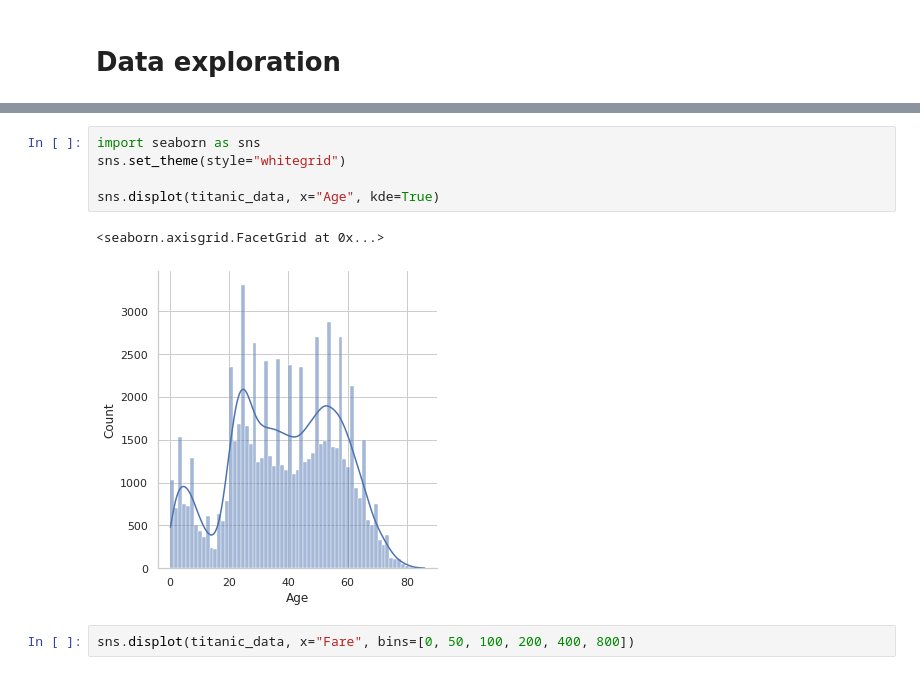
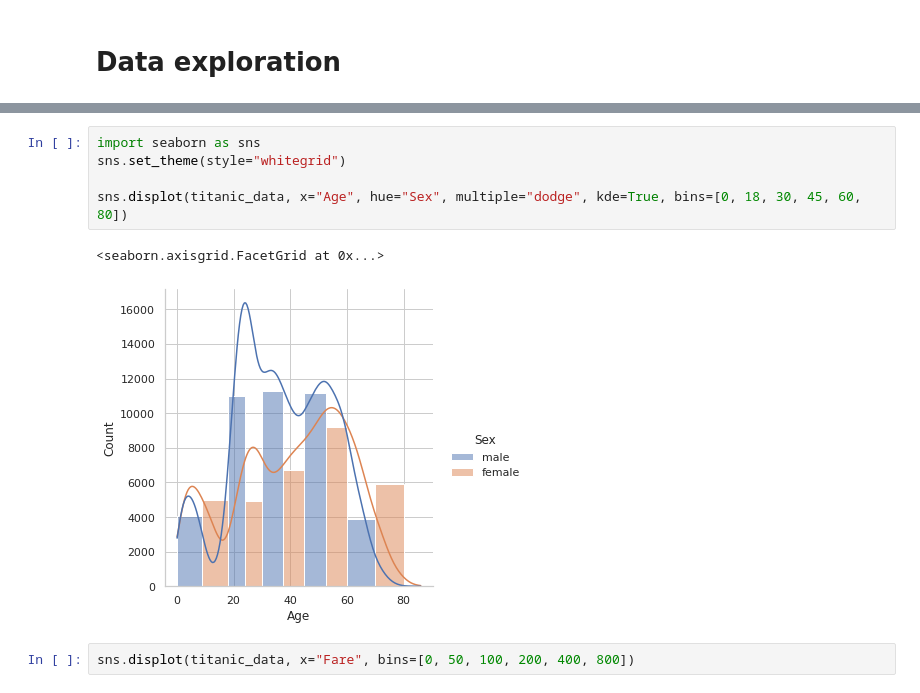
Before and after one commit to McReader/ml-intro, a Jupyter notebook: 2_data_exploration/eda.ipynb, the cells around one changed output, grey strips where cells are left out. Saved outputs shown, nothing was run; the diff lists cells and outputs as text.

```diff
--- a/2_data_exploration/eda.ipynb
+++ b/2_data_exploration/eda.ipynb
@@ -133,11 +121,11 @@ titanic_data[['Pclass', 'Age', 'Fare']].describe()
 # %%
 import seaborn as sns
 sns.set_theme(style="whitegrid")
 
-sns.displot(titanic_data, x="Age", kde=True)
+sns.displot(titanic_data, x="Age", hue="Sex", multiple="dodge", kde=True, bins=[0, 18, 30, 45, 60, 80])
 # %% [output]
 <seaborn.axisgrid.FacetGrid at 0x...>
-[figure, old version]
+[figure, new version]
 # %%
 sns.displot(titanic_data, x="Fare", bins=[0, 50, 100, 200, 400, 800])
 # %% [output]
```
Also changed, not shown: parts of 6 cells of this notebook.
